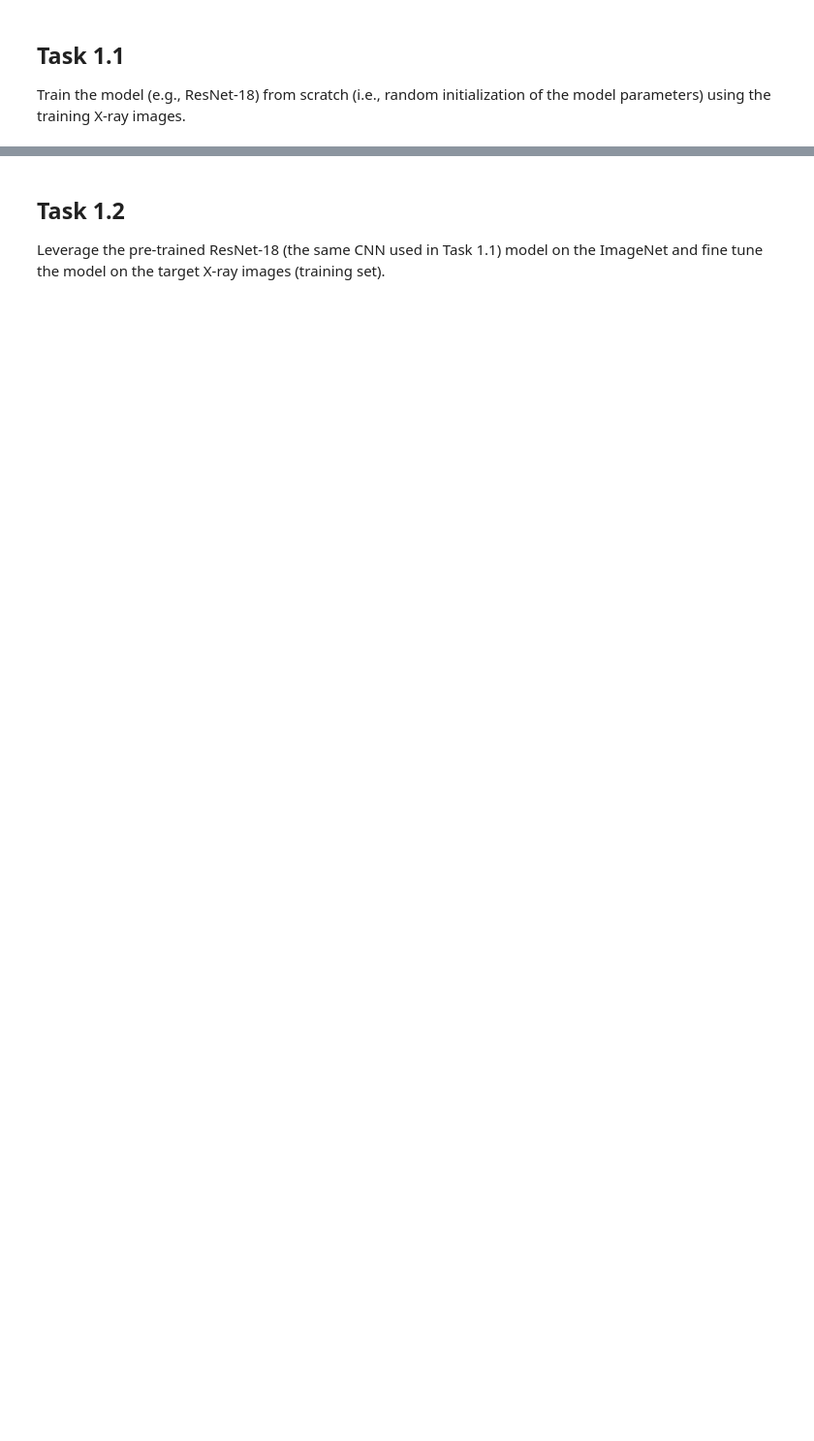
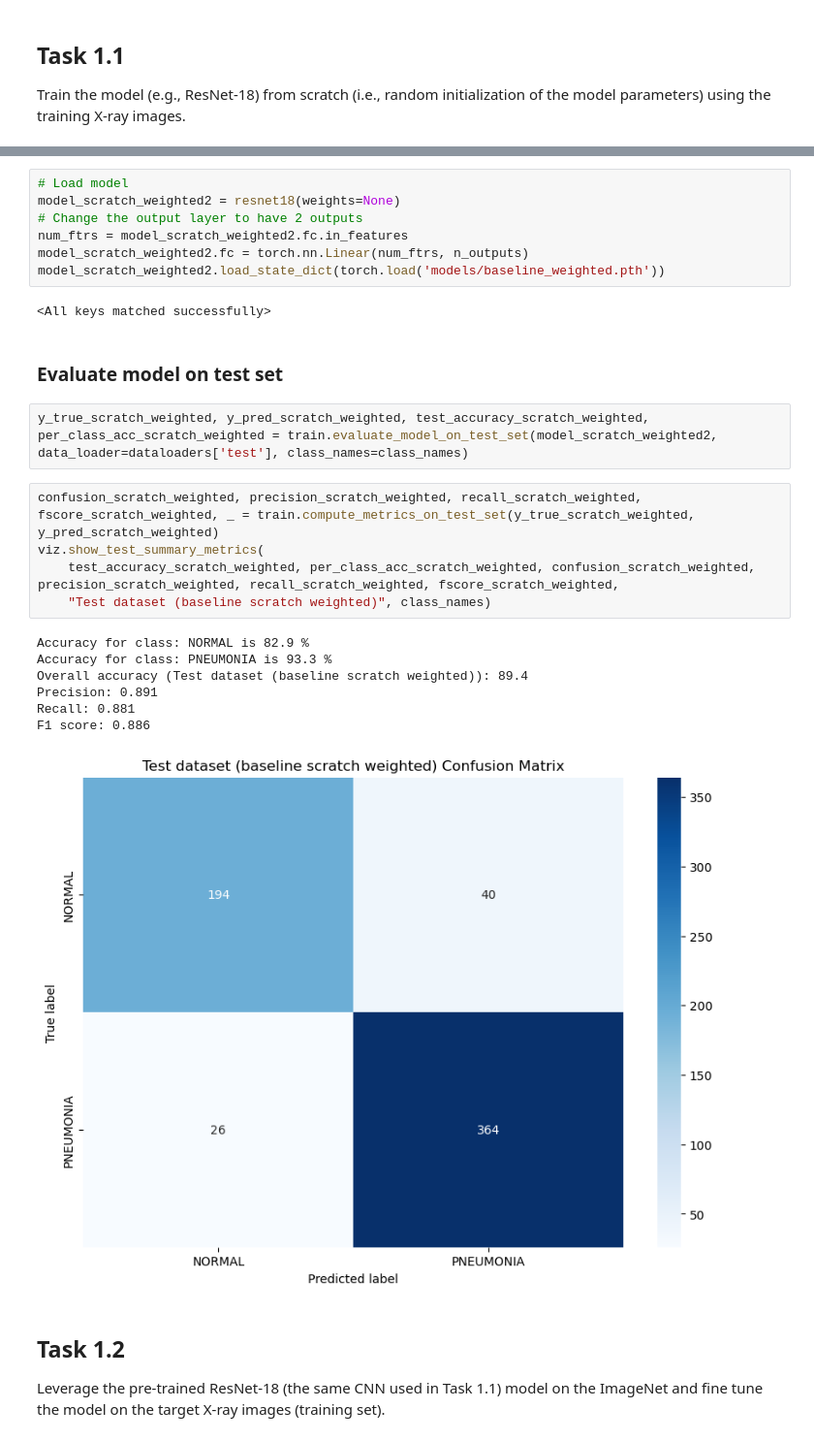
Before and after one commit to nashirj/chest-xray-classification, a Jupyter notebook: Assignment1.ipynb, the cells around one changed output, grey strips where cells are left out. Shown at 97% size. Saved outputs shown, nothing was run; the diff lists cells and outputs as text; blank space fills up the shorter version.

```diff
--- a/Assignment1.ipynb
+++ b/Assignment1.ipynb
@@ -247,3 +313,29 @@ NameError: name 'dataset' is not defined
+# %%
+# Load model
+model_scratch_weighted2 = resnet18(weights=None)
+# Change the output layer to have 2 outputs
+num_ftrs = model_scratch_weighted2.fc.in_features
+model_scratch_weighted2.fc = torch.nn.Linear(num_ftrs, n_outputs)
+model_scratch_weighted2.load_state_dict(torch.load('models/baseline_weighted.pth'))
+# %% [output]
+<All keys matched successfully>
+# %% [markdown]
+### Evaluate model on test set
+# %%
+y_true_scratch_weighted, y_pred_scratch_weighted, test_accuracy_scratch_weighted, per_class_acc_scratch_weighted = train.evaluate_model_on_test_set(model_scratch_weighted2, data_loader=dataloaders['test'], class_names=class_names)
+# %%
+confusion_scratch_weighted, precision_scratch_weighted, recall_scratch_weighted, fscore_scratch_weighted, _ = train.compute_metrics_on_test_set(y_true_scratch_weighted, y_pred_scratch_weighted)
+viz.show_test_summary_metrics(
+    test_accuracy_scratch_weighted, per_class_acc_scratch_weighted, confusion_scratch_weighted, precision_scratch_weighted, recall_scratch_weighted, fscore_scratch_weighted,
+    "Test dataset (baseline scratch weighted)", class_names)
+# %% [output]
+Accuracy for class: NORMAL is 82.9 %
+Accuracy for class: PNEUMONIA is 93.3 %
+Overall accuracy (Test dataset (baseline scratch weighted)): 89.4
+Precision: 0.891
+Recall: 0.881
+F1 score: 0.886
+[figure, added]
 # %% [markdown]
 ## Task 1.2
 Leverage the pre-trained ResNet-18 (the same CNN used in Task 1.1) model on the ImageNet and fine tune the model on the target X-ray images (training set).
```
Also changed, not shown: parts of 63 cells of this notebook.
